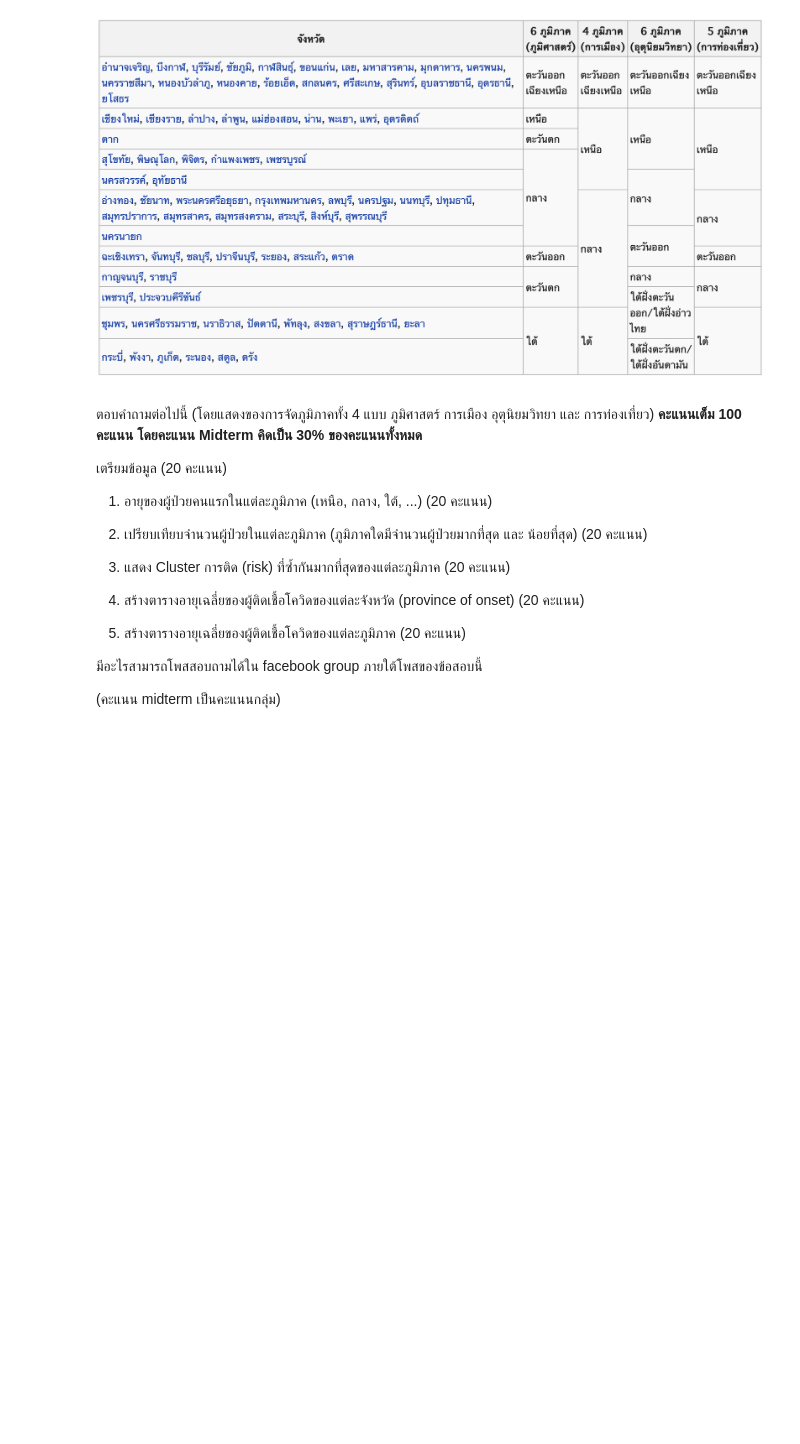
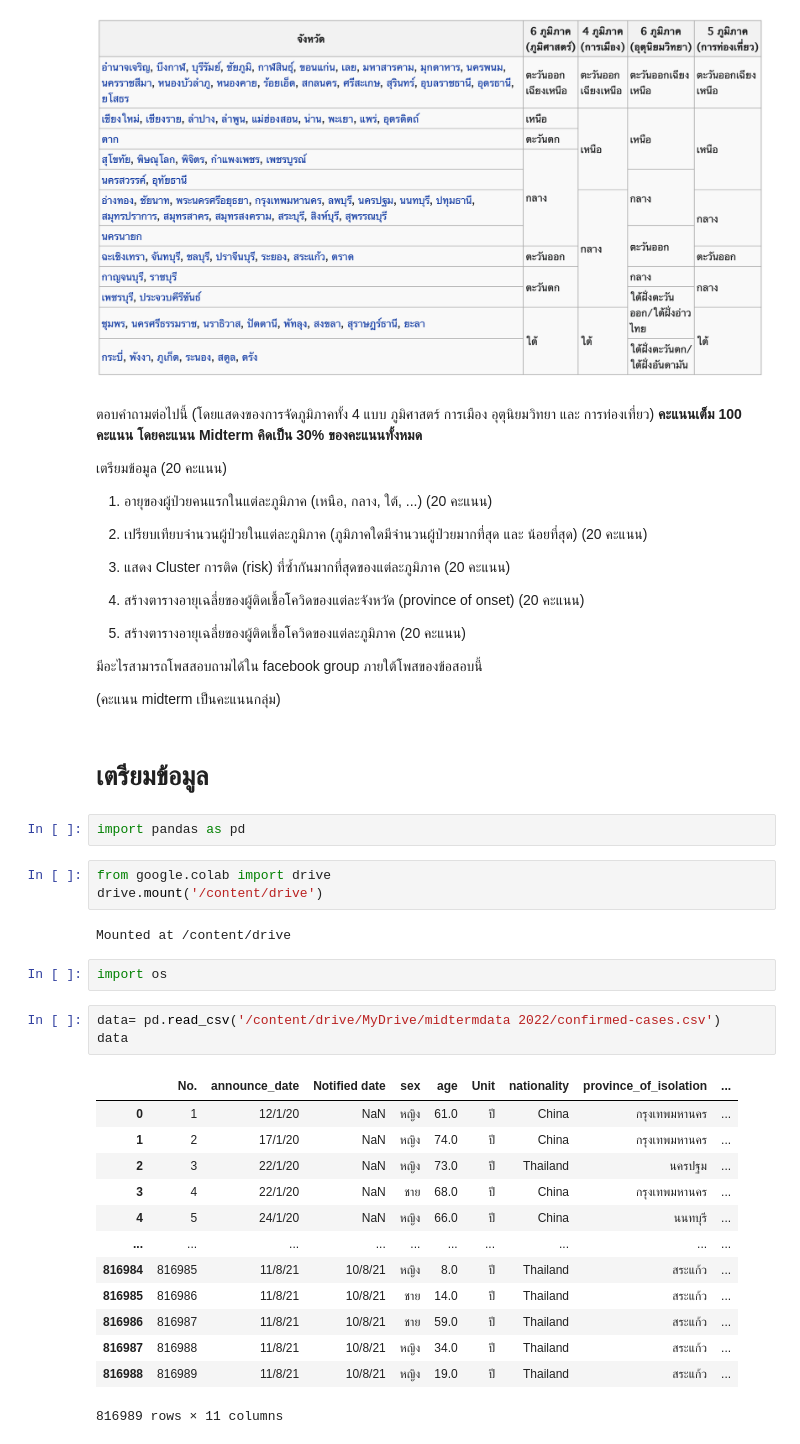
Before and after one commit to ThitiwatJtrsn/data_viz_2022, a Jupyter notebook: BasicPython&DataViz_midterm2022.ipynb, the cells around one changed output. Drawn from its saved outputs; the diff is of its cells as text; blank space fills up the shorter version.

```diff
--- a/BasicPython&DataViz_midterm2022.ipynb
+++ b/BasicPython&DataViz_midterm2022.ipynb
@@ -23,3 +23,31 @@ Midterm คิดเป็น 30% ของคะแนนทั้งหมด*
 มีอะไรสามารถโพสสอบถามได้ใน facebook group ภายใต้โพสของข้อสอบนี้
 
 (คะแนน midterm เป็นคะแนนกลุ่ม)
+# %% [markdown]
+# เตรียมข้อมูล
+# %%
+import pandas as pd
+# %%
+from google.colab import drive
+drive.mount('/content/drive')
+# %% [output]
+Mounted at /content/drive
+# %%
+import os
+# %%
+data= pd.read_csv('/content/drive/MyDrive/midtermdata 2022/confirmed-cases.csv')
+data
+# %% [output]
+|  | No. | announce_date | Notified date | sex | age | Unit | nationality | province_of_isolation | ... |
+| 0 | 1 | 12/1/20 | NaN | หญิง | 61.0 | ปี | China | กรุงเทพมหานคร | ... |
+| 1 | 2 | 17/1/20 | NaN | หญิง | 74.0 | ปี | China | กรุงเทพมหานคร | ... |
+| 2 | 3 | 22/1/20 | NaN | หญิง | 73.0 | ปี | Thailand | นครปฐม | ... |
+| 3 | 4 | 22/1/20 | NaN | ชาย | 68.0 | ปี | China | กรุงเทพมหานคร | ... |
+| 4 | 5 | 24/1/20 | NaN | หญิง | 66.0 | ปี | China | นนทบุรี | ... |
+| ... | ... | ... | ... | ... | ... | ... | ... | ... | ... |
+| 816984 | 816985 | 11/8/21 | 10/8/21 | หญิง | 8.0 | ปี | Thailand | สระแก้ว | ... |
+| 816985 | 816986 | 11/8/21 | 10/8/21 | ชาย | 14.0 | ปี | Thailand | สระแก้ว | ... |
+| 816986 | 816987 | 11/8/21 | 10/8/21 | ชาย | 59.0 | ปี | Thailand | สระแก้ว | ... |
+| 816987 | 816988 | 11/8/21 | 10/8/21 | หญิง | 34.0 | ปี | Thailand | สระแก้ว | ... |
+| 816988 | 816989 | 11/8/21 | 10/8/21 | หญิง | 19.0 | ปี | Thailand | สระแก้ว | ... |
+816989 rows × 11 columns
```
Also changed, not shown: parts of 90 cells of this notebook.
